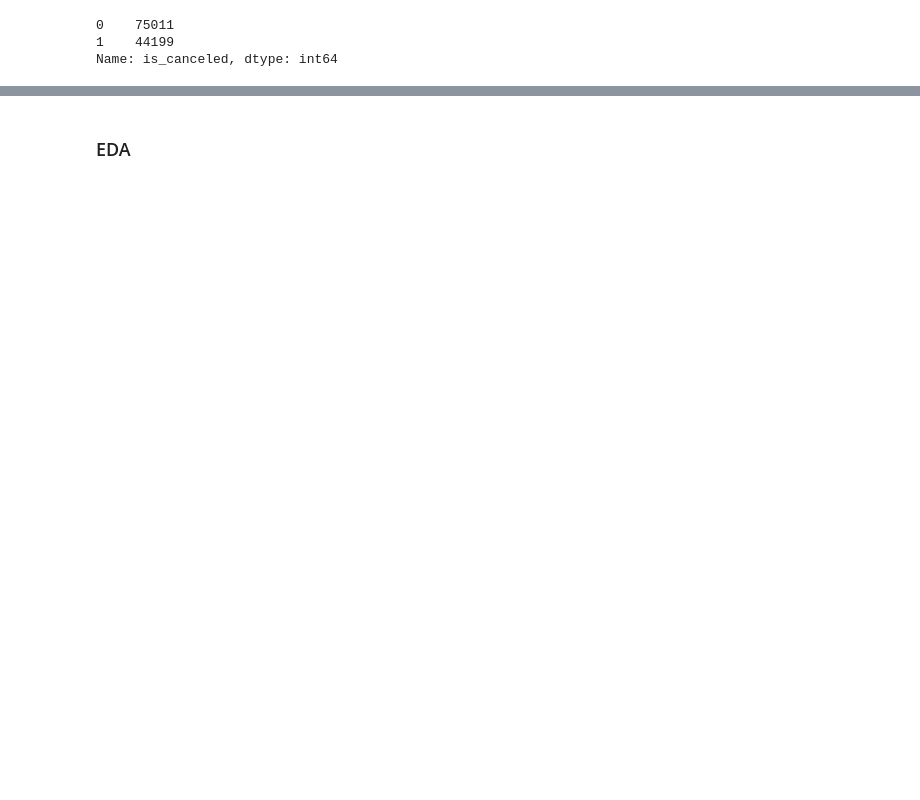
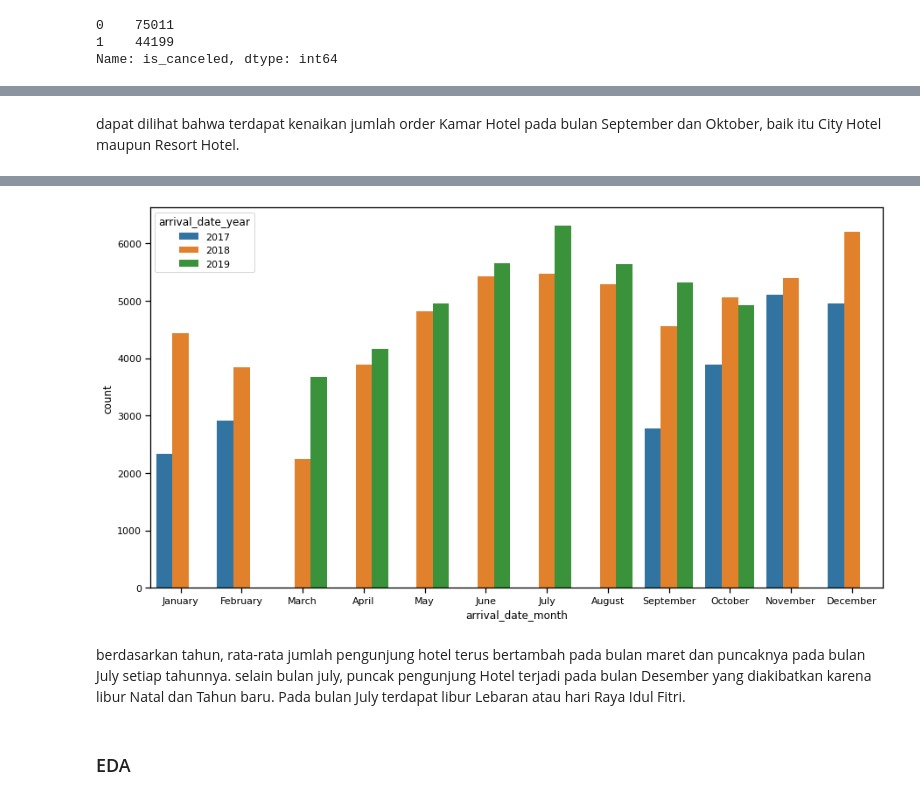
Before and after one commit to Hana5i/Hotel-Business-Insight-Portfolio, a Jupyter notebook: Hotel Business/Hotel Business Insight.ipynb, the cells around one changed output, grey strips where cells are left out. Cells and saved outputs as stored; diff of their text form; code cells hidden in the pictures; blank space fills up the shorter version.

```diff
--- a/Hotel Business/Hotel Business Insight.ipynb
+++ b/Hotel Business/Hotel Business Insight.ipynb
@@ -153,0 +178,9 @@ Name: is_canceled, dtype: int64
+# %% [markdown]
+dapat dilihat bahwa terdapat kenaikan jumlah order Kamar Hotel pada bulan September dan Oktober, baik itu City Hotel maupun Resort Hotel.
+# %%
+#selanjutnya kita ingin mengetahui, pada tahun berapa perubahan jumlah pengunjung yang terjadi
+plt.figure(figsize= (15,8))
+Months = ['January', 'February', 'March', 'April', 'May', 'June', 'July', 'August', 'September', 'October', 'November', 'December']
+sns.countplot(x='arrival_date_month', hue='arrival_date_year', data=df, order=Months)
+sns
+# %% [output]
@@ -153,0 +188,3 @@ Name: is_canceled, dtype: int64
+[figure, added]
+# %% [markdown]
+berdasarkan tahun, rata-rata jumlah pengunjung hotel terus bertambah pada bulan maret dan puncaknya pada bulan July setiap tahunnya. selain bulan july, puncak pengunjung Hotel terjadi pada bulan Desember yang diakibatkan karena libur Natal dan Tahun baru. Pada bulan July terdapat libur Lebaran atau hari Raya Idul Fitri.
```
Also changed, not shown: parts of 13 cells of this notebook, 2 other files.
